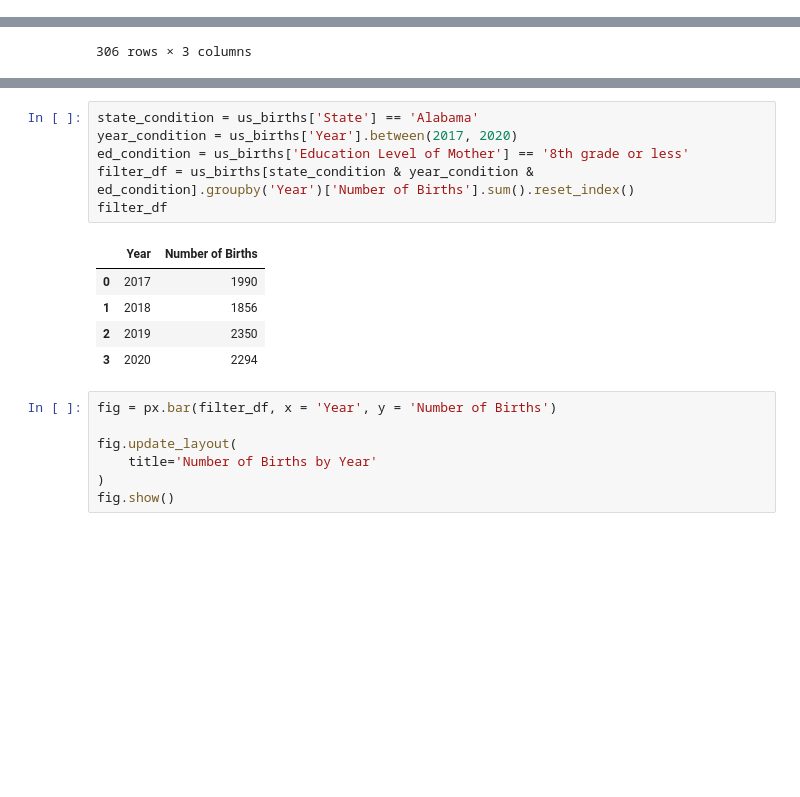
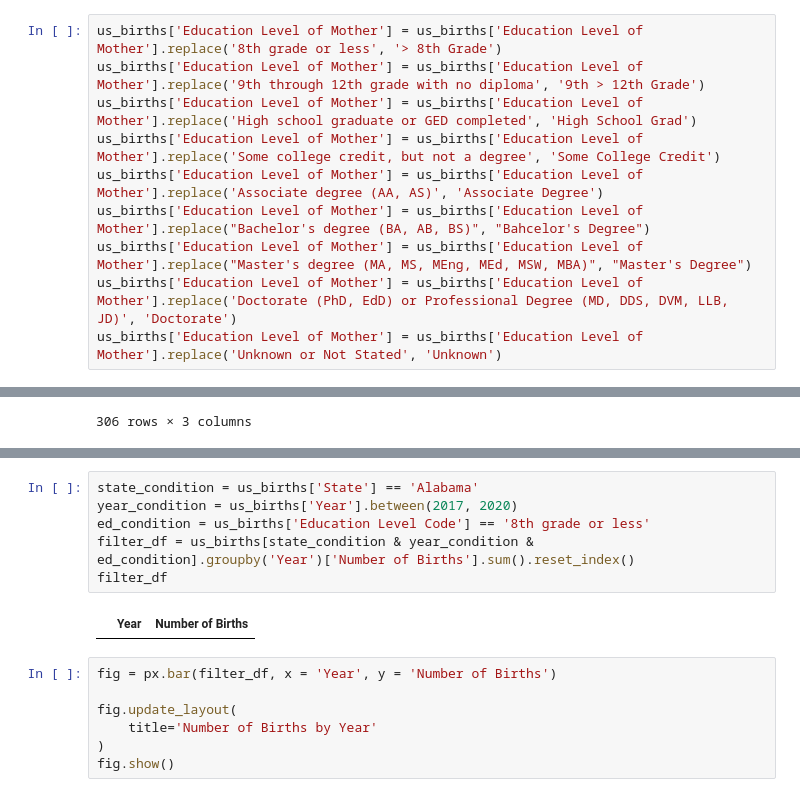
Before and after one commit to avt1993/US-Births-2016-2021, a Jupyter notebook: US_Births_Data_Cleaning.ipynb, the cells around one changed output, grey strips where cells are left out. Cells and saved outputs as stored; diff of their text form; blank space fills up the shorter version.

```diff
--- a/US_Births_Data_Cleaning.ipynb
+++ b/US_Births_Data_Cleaning.ipynb
@@ -29,3 +26,13 @@ education_level
  "Master's degree (MA, MS, MEng, MEd, MSW, MBA)",
  'Doctorate (PhD, EdD) or Professional Degree (MD, DDS, DVM, LLB, JD)',
  'Unknown or Not Stated']
+# %%
+us_births['Education Level of Mother'] = us_births['Education Level of Mother'].replace('8th grade or less', '> 8th Grade')
+us_births['Education Level of Mother'] = us_births['Education Level of Mother'].replace('9th through 12th grade with no diploma', '9th > 12th Grade')
+us_births['Education Level of Mother'] = us_births['Education Level of Mother'].replace('High school graduate or GED completed', 'High School Grad')
+us_births['Education Level of Mother'] = us_births['Education Level of Mother'].replace('Some college credit, but not a degree', 'Some College Credit')
+us_births['Education Level of Mother'] = us_births['Education Level of Mother'].replace('Associate degree (AA, AS)', 'Associate Degree')
+us_births['Education Level of Mother'] = us_births['Education Level of Mother'].replace("Bachelor's degree (BA, AB, BS)", "Bahcelor's Degree")
+us_births['Education Level of Mother'] = us_births['Education Level of Mother'].replace("Master's degree (MA, MS, MEng, MEd, MSW, MBA)", "Master's Degree")
+us_births['Education Level of Mother'] = us_births['Education Level of Mother'].replace('Doctorate (PhD, EdD) or Professional Degree (MD, DDS, DVM, LLB, JD)', 'Doctorate')
+us_births['Education Level of Mother'] = us_births['Education Level of Mother'].replace('Unknown or Not Stated', 'Unknown')
@@ -55,15 +78,11 @@ new_df
 # %%
 state_condition = us_births['State'] == 'Alabama'
 year_condition = us_births['Year'].between(2017, 2020)
-ed_condition = us_births['Education Level of Mother'] == '8th grade or less'
+ed_condition = us_births['Education Level Code'] == '8th grade or less'
 filter_df = us_births[state_condition & year_condition & ed_condition].groupby('Year')['Number of Births'].sum().reset_index()
 filter_df
 # %% [output]
 |  | Year | Number of Births |
-| 0 | 2017 | 1990 |
-| 1 | 2018 | 1856 |
-| 2 | 2019 | 2350 |
-| 3 | 2020 | 2294 |
 # %%
 fig = px.bar(filter_df, x = 'Year', y = 'Number of Births')
 
```
Also changed, not shown: parts of 5 cells of this notebook, 3 other files.
